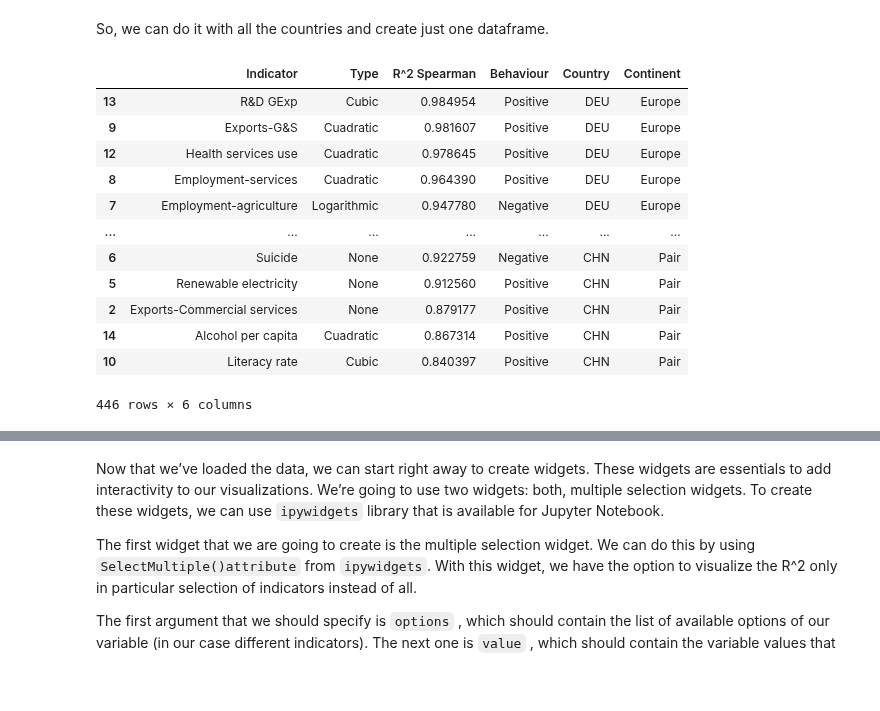
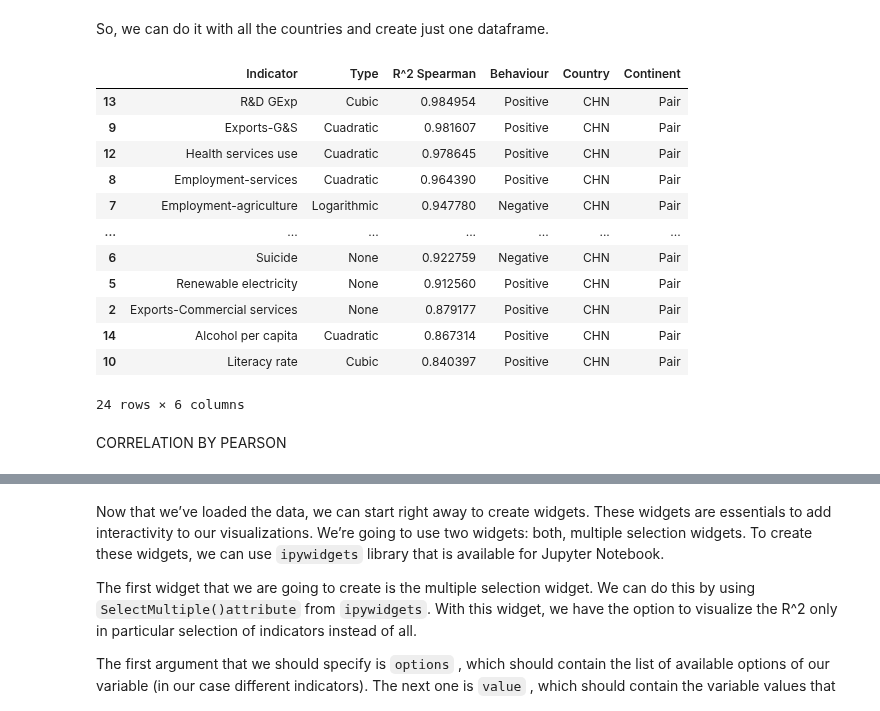
Before and after one commit to devonfw-forge/python-data-driven-decisions, a Jupyter notebook: WDI-Complete code.ipynb, the cells around one changed output, grey strips where cells are left out. Cells and saved outputs as stored; diff of their text form; code cells hidden in the pictures; blank space fills up the shorter version.

```diff
--- a/WDI-Complete code.ipynb
+++ b/WDI-Complete code.ipynb
@@ -159,4 +156,0 @@ indicators_list=['GDP (current US$)','Literacy rate, adult total (% of people ag
-# %%
-BronzeDataFrame=df3.loc[df3['Indicator Name'].isin(indicators_list)]
-pd.set_option('display.max_rows', 10)
-BronzeDataFrame
@@ -177,3 +157,5 @@ BronzeDataFrame
+# %%
+BronzeDataFrame=df3
 # %% [markdown]
 # NORMALIZATION
 # %% [markdown]
@@ -491,7 +456,7 @@ Moreover, we are also going to scale all the values between the max and min of e
 dat=df.loc[df.loc[:, 'Country'] == country_list[0]]
 datc=dat.interpolate(method="linear")
 datf=datc.fillna(method='bfill')
-datr[col_to_scale]=(datr[col_to_scale]-datr[col_to_scale].min())/(datr[col_to_scale].max()-datr[col_to_scale].min())
+datr[col_to_scale]=(datr[col_to_scale-datr][col_to_scale].min())/(datr[col_to_scale].max()-datr[col_to_scale].min())
 data=datr
 
 for i in range(1,len(country_list)):
@@ -657,38 +622,40 @@ So, we can do it with all the countries and create just one dataframe.
 # %%
 for i in range(1,len(clist)):
     dat=df.loc[df.loc[:, 'Country'] == clist[i]]
     cor=dat.corr()
     cor.loc[:,'R^2 Spearman'] = cor['GDP']**2
     cor.loc[:,'Indicator']=cor.index
     cor[['Indicator','Type']]=cor.Indicator.str.split('.',expand=True)
     corcolumn=cor[['Indicator','Type','R^2 Spearman','GDP']]
     corcolumn=corcolumn.loc[corcolumn.loc[:, 'R^2 Spearman'] >= 0.75]
     id=corcolumn.groupby('Indicator')['R^2 Spearman'].transform(max)==corcolumn['R^2 Spearman']
     corcolumn[id]
     max_df=pd.DataFrame(corcolumn[id])
     max_df['Behaviour']=np.where(max_df['GDP']>0, 'Positive', 'Negative')
     max_df['Type']=max_df['Type'].replace(['^2','^3','log'],['Cuadratic','Cubic','Logarithmic'])
     max_df['Country']= clist[i]
     max_df.drop("GDP",axis=1,inplace=True)
     max_df=max_df.reset_index(drop=True)
     max_df = max_df.drop(max_df[max_df['Indicator']=='Year'].index)
     max_df = max_df.drop(max_df[max_df['Indicator']=='GDP'].index)
     max_df = max_df.drop(max_df[max_df['Indicator']=='Unnamed: 0'].index)
     max_df=max_df.sort_values(by = 'R^2 Spearman',ascending = False)
-    demo2=pd.concat((demo2, max_df), axis = 0)
-demo2['Continent']=demo2['Country'].map(all_countries)
-demo2
+    demo3=pd.concat((demo2, max_df), axis = 0)
+demo3['Continent']=demo3['Country'].map(all_countries)
+demo3
 # %% [output]
 |  | Indicator | Type | R^2 Spearman | Behaviour | Country | Continent |
-| 13 | R&D GExp | Cubic | 0.984954 | Positive | DEU | Europe |
-| 9 | Exports-G&S | Cuadratic | 0.981607 | Positive | DEU | Europe |
-| 12 | Health services use | Cuadratic | 0.978645 | Positive | DEU | Europe |
-| 8 | Employment-services | Cuadratic | 0.964390 | Positive | DEU | Europe |
-| 7 | Employment-agriculture | Logarithmic | 0.947780 | Negative | DEU | Europe |
+| 13 | R&D GExp | Cubic | 0.984954 | Positive | CHN | Pair |
+| 9 | Exports-G&S | Cuadratic | 0.981607 | Positive | CHN | Pair |
+| 12 | Health services use | Cuadratic | 0.978645 | Positive | CHN | Pair |
+| 8 | Employment-services | Cuadratic | 0.964390 | Positive | CHN | Pair |
+| 7 | Employment-agriculture | Logarithmic | 0.947780 | Negative | CHN | Pair |
 | ... | ... | ... | ... | ... | ... | ... |
 | 6 | Suicide | None | 0.922759 | Negative | CHN | Pair |
 | 5 | Renewable electricity | None | 0.912560 | Positive | CHN | Pair |
 | 2 | Exports-Commercial services | None | 0.879177 | Positive | CHN | Pair |
 | 14 | Alcohol per capita | Cuadratic | 0.867314 | Positive | CHN | Pair |
 | 10 | Literacy rate | Cubic | 0.840397 | Positive | CHN | Pair |
-446 rows × 6 columns
+24 rows × 6 columns
+# %% [markdown]
+CORRELATION BY PEARSON
```
Also changed, not shown: parts of 36 cells of this notebook.
